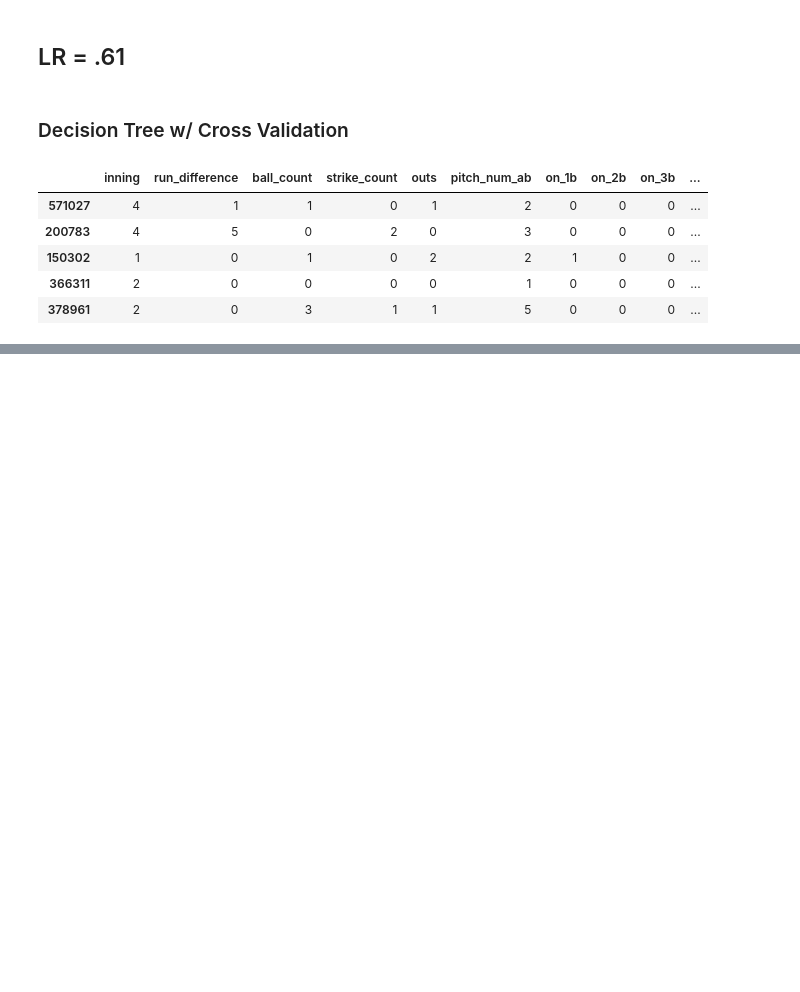
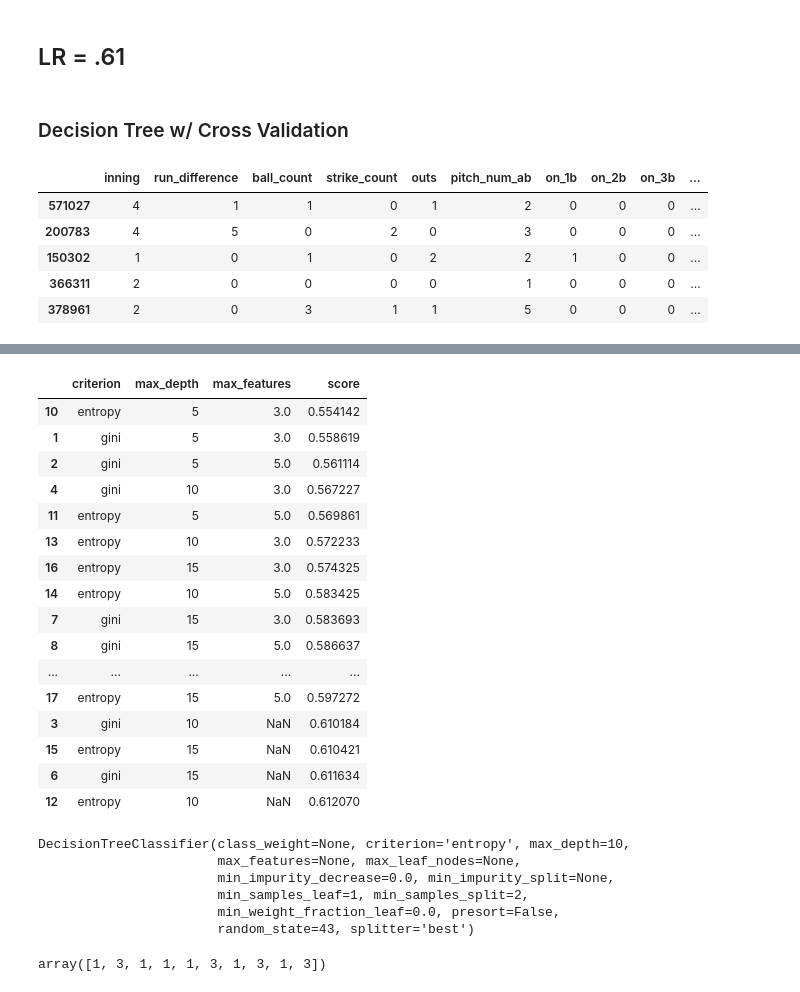
Before and after one commit to Mattsantos541/pitch_predict, a Jupyter notebook: OHtop50_Model.ipynb, the cells around one changed output, grey strips where cells are left out. Saved outputs shown, nothing was run; the diff lists cells and outputs as text; code cells hidden in the pictures; blank space fills up the shorter version.

```diff
--- a/OHtop50_Model.ipynb
+++ b/OHtop50_Model.ipynb
@@ -163,11 +162,13 @@ X_train.head()
 | 366311 | 2 | 0 | 0 | 0 | 0 | 1 | 0 | 0 | 0 | ... |
 | 378961 | 2 | 0 | 3 | 1 | 1 | 5 | 0 | 0 | 0 | ... |
 # %%
+#https://medium.com/swlh/the-hyperparameter-cheat-sheet-770f1fed32ff?source=search_post---------1
 from sklearn.tree import DecisionTreeClassifier
 from sklearn.model_selection import GridSearchCV
 
 params = {'max_depth': [5, 10, 15],
-          'max_features': [None, 1, 3]}
+          'criterion':['gini', 'entropy'],
+          'max_features': [None, 3, 5]}
 
 tree = DecisionTreeClassifier()
 
@@ -180,0 +197,3 @@ KeyboardInterrupt:
+# %%
+results = grid.cv_results_
+results.keys()
@@ -180,0 +202,3 @@ KeyboardInterrupt:
+# %%
+test_scores = results['mean_test_score']
+test_scores
@@ -180,0 +210,3 @@ KeyboardInterrupt:
+# %%
+params = results['params']
+params
@@ -180,0 +232,23 @@ KeyboardInterrupt:
+# %%
+for p, s in zip(params, test_scores):
+    p['score'] = s
+
+pd.DataFrame(params).sort_values(by='score')
+# %% [output]
+|  | criterion | max_depth | max_features | score |
+| 10 | entropy | 5 | 3.0 | 0.554142 |
+| 1 | gini | 5 | 3.0 | 0.558619 |
+| 2 | gini | 5 | 5.0 | 0.561114 |
+| 4 | gini | 10 | 3.0 | 0.567227 |
+| 11 | entropy | 5 | 5.0 | 0.569861 |
+| 13 | entropy | 10 | 3.0 | 0.572233 |
+| 16 | entropy | 15 | 3.0 | 0.574325 |
+| 14 | entropy | 10 | 5.0 | 0.583425 |
+| 7 | gini | 15 | 3.0 | 0.583693 |
+| 8 | gini | 15 | 5.0 | 0.586637 |
+| ... | ... | ... | ... | ... |
+| 17 | entropy | 15 | 5.0 | 0.597272 |
+| 3 | gini | 10 | NaN | 0.610184 |
+| 15 | entropy | 15 | NaN | 0.610421 |
+| 6 | gini | 15 | NaN | 0.611634 |
+| 12 | entropy | 10 | NaN | 0.612070 |
@@ -180,0 +264,18 @@ KeyboardInterrupt:
+# %%
+#Fit the model to the training data
+
+clf.fit(X_train, y_train)
+# %% [output]
+DecisionTreeClassifier(class_weight=None, criterion='entropy', max_depth=10,
+                       max_features=None, max_leaf_nodes=None,
+                       min_impurity_decrease=0.0, min_impurity_split=None,
+                       min_samples_leaf=1, min_samples_split=2,
+                       min_weight_fraction_leaf=0.0, presort=False,
+                       random_state=43, splitter='best')
+# %%
+#guess pitch
+
+y_pred = clf.predict(X_train)
+y_pred[0:10]
+# %% [output]
+array([1, 3, 1, 1, 1, 3, 1, 3, 1, 3])
```
Also changed, not shown: parts of 13 cells of this notebook, 4 other files.
